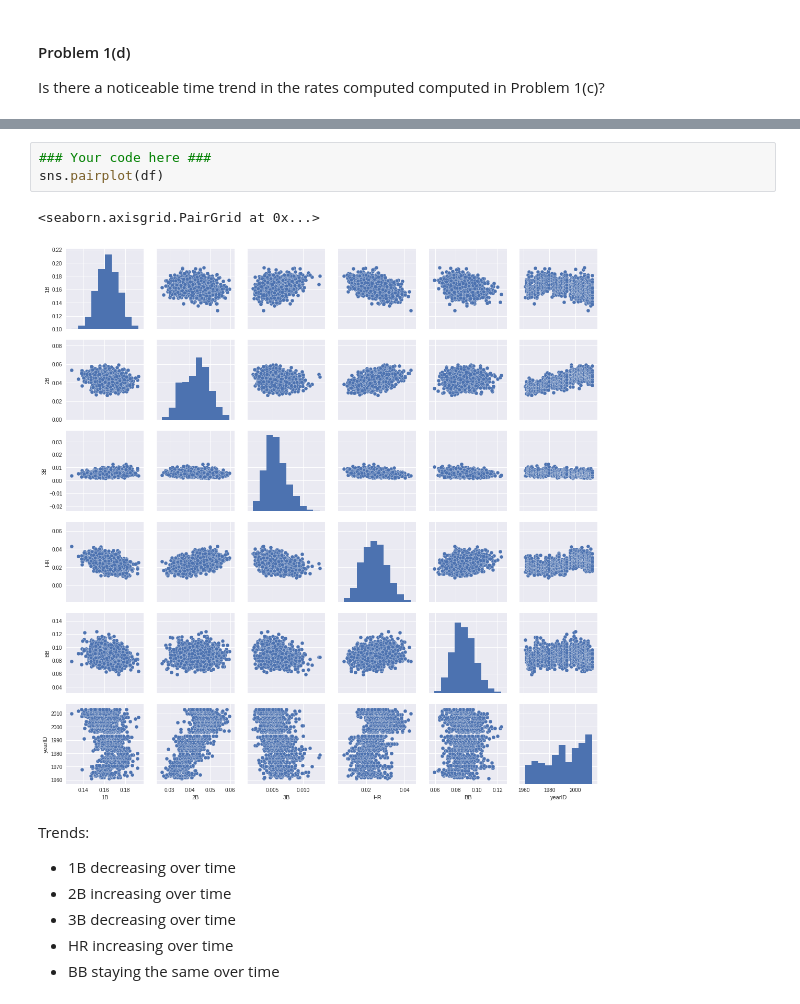
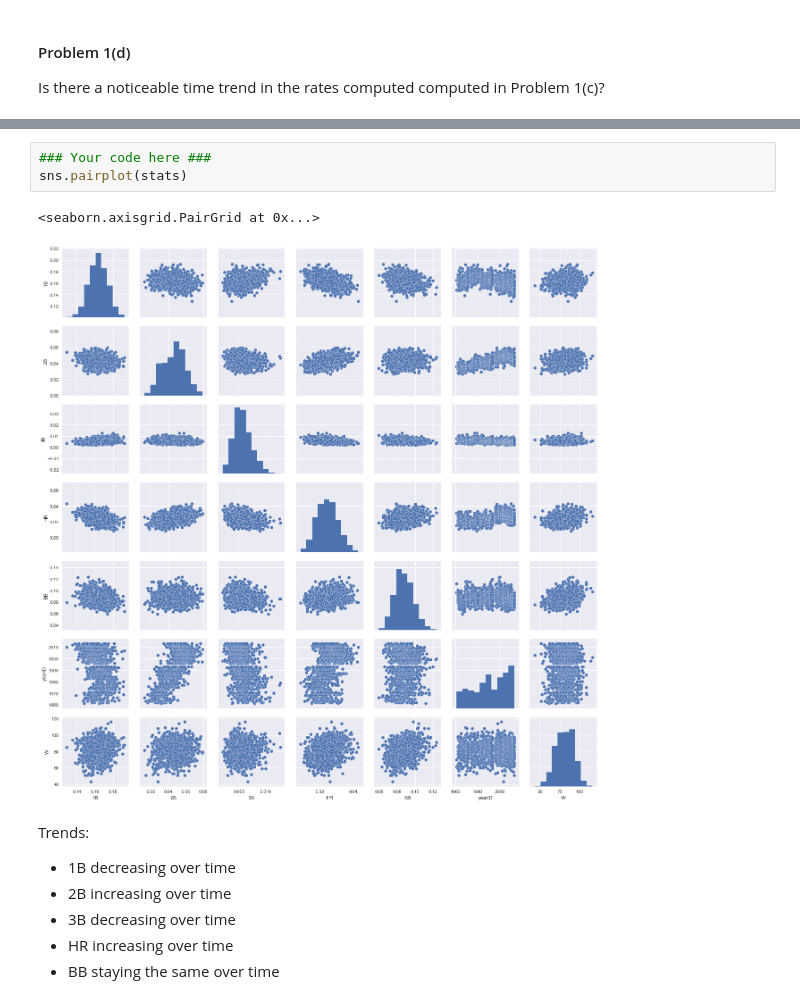
Before and after one commit to dndln/2014, a Jupyter notebook: homework/HW3_working.ipynb, the cells around one changed output, grey strips where cells are left out. Saved outputs shown, nothing was run; the diff lists cells and outputs as text.

```diff
--- a/homework/HW3_working.ipynb
+++ b/homework/HW3_working.ipynb
@@ -155,9 +155,9 @@ for col in col_list:
 # %%
 ### Your code here ###
-sns.pairplot(df)
+sns.pairplot(stats)
 # %% [output]
 <seaborn.axisgrid.PairGrid at 0x...>
-[figure, old version]
+[figure, new version]
 # %% [markdown]
 Trends:
 
```
Also changed, not shown: parts of 5 cells of this notebook.
